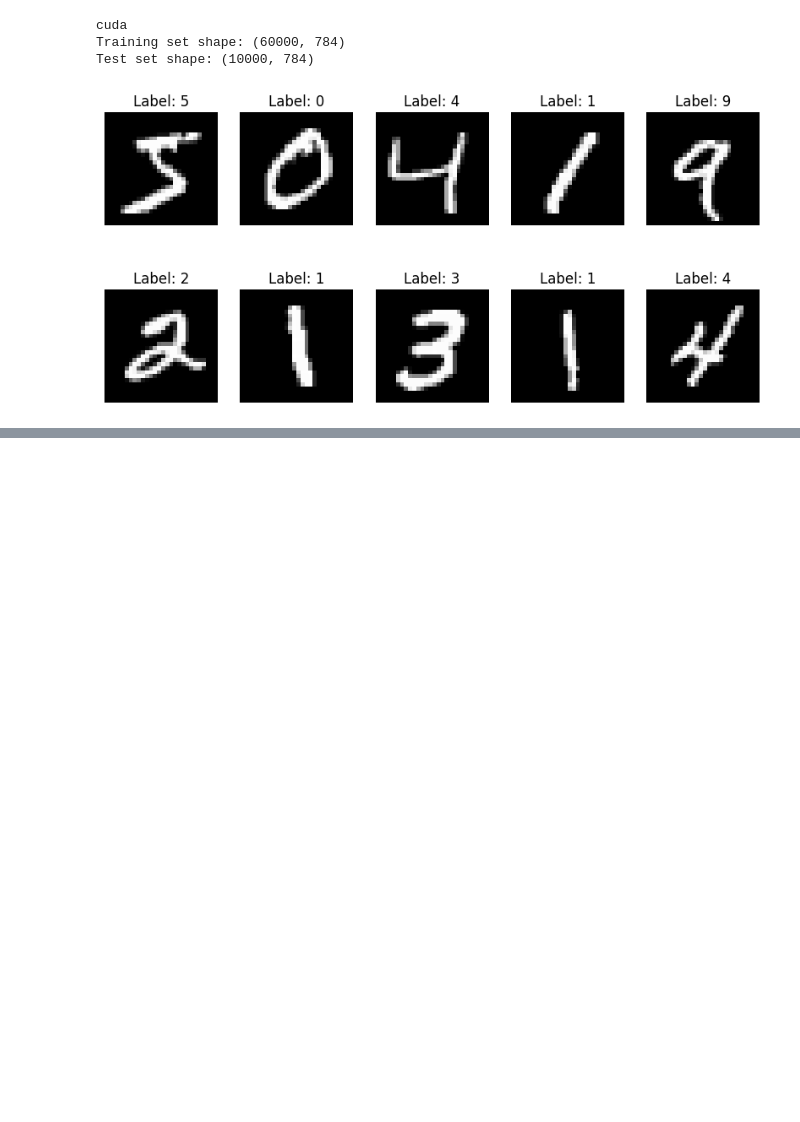
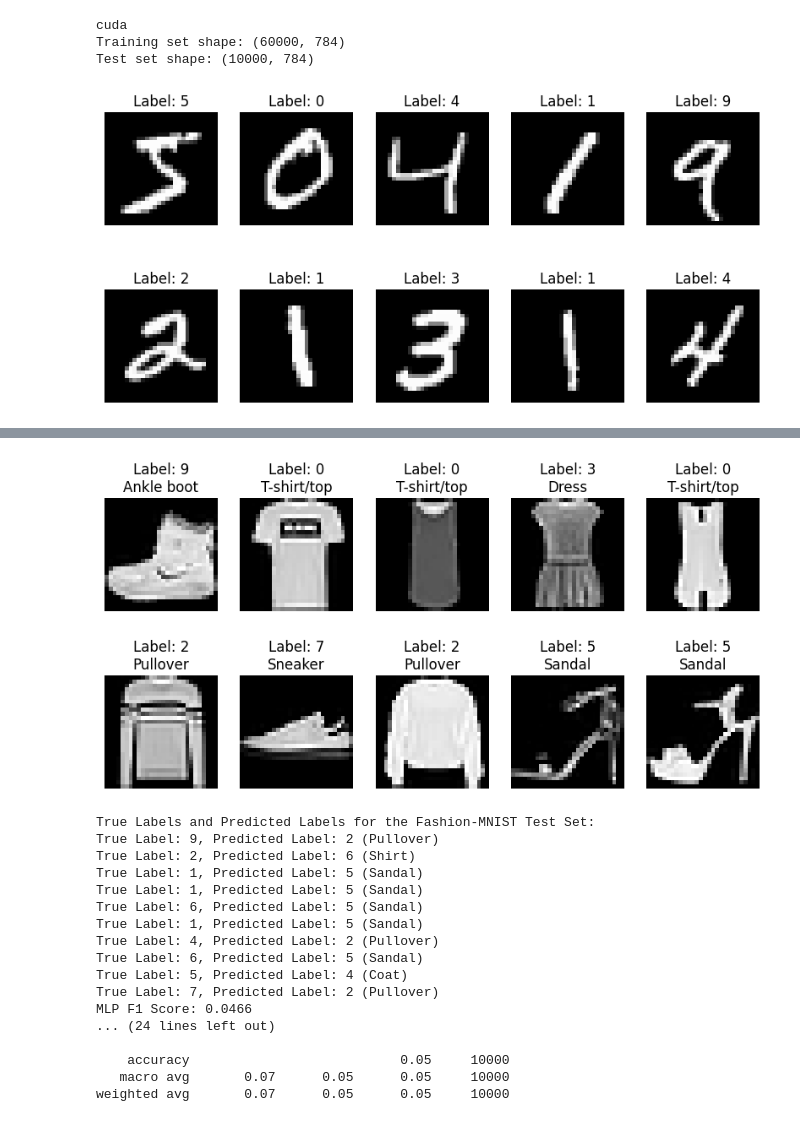
Before and after one commit to Darpana-iitgn/ml_assignment_3, a Jupyter notebook: question3.ipynb, the cells around one changed output, grey strips where cells are left out. Drawn from its saved outputs; the diff is of its cells as text; code cells hidden in the pictures; blank space fills up the shorter version.

```diff
--- a/question3.ipynb
+++ b/question3.ipynb
@@ -219 +216,65 @@ plt.show()
+# %%
+(fashion_x_train, fashion_y_train), (fashion_x_test, fashion_y_test) = tf.keras.datasets.fashion_mnist.load_data()
+
+fashion_labels = ["T-shirt/top", "Trouser", "Pullover", "Dress", "Coat",
+                  "Sandal", "Shirt", "Sneaker", "Bag", "Ankle boot"]
+
+plt.figure(figsize=(10, 5))
+for i in range(10):
+    plt.subplot(2, 5, i+1)
+    plt.imshow(fashion_x_train[i], cmap='gray')
+    numeric_label = fashion_y_train[i]
+    human_readable_label = fashion_labels[numeric_label]
+    plt.title(f"Label: {numeric_label}\n{human_readable_label}")
+    plt.axis('off')
+plt.show()
+
+fashion_x_train = fashion_x_train.astype('float32') / 255.0
+fashion_x_test = fashion_x_test.astype('float32') / 255.0
+
+fashion_x_train_flat = fashion_x_train.reshape(-1, 28 * 28)
+fashion_x_test_flat = fashion_x_test.reshape(-1, 28 * 28)
+
+fashion_X_test_t = torch.tensor(fashion_x_test_flat).to(device)
+fashion_Y_test_t = torch.tensor(fashion_y_test).to(device)
+
+model.eval()
+with torch.no_grad():
+    y_test_pred = model(fashion_X_test_t)
+    y_test_pred_classes = torch.argmax(y_test_pred, dim=1)
+
+f1_mlp = f1_score(fashion_Y_test_t.cpu(), y_test_pred_classes.cpu(), average='macro')
+conf_matrix_mlp = confusion_matrix(fashion_Y_test_t.cpu(), y_test_pred_classes.cpu())
+
+print("True Labels and Predicted Labels for the Fashion-MNIST Test Set:")
+for i in range(10):
+    true_label = fashion_y_test[i]
+    predicted_label = y_test_pred_classes[i].item()
+    print(f"True Label: {true_label}, Predicted Label: {predicted_label} ({fashion_labels[predicted_label]})")
+
+
+print(f"MLP F1 Score: {f1_mlp:.4f}")
+print("MLP Confusion Matrix:")
+print(conf_matrix_mlp)
+print("MLP Classification Report:")
+print(classification_report(fashion_Y_test_t.cpu(), y_test_pred_classes.cpu(), target_names=[str(i) for i in range(10)]))
+# %% [output]
+[figure, added]
+True Labels and Predicted Labels for the Fashion-MNIST Test Set:
+True Label: 9, Predicted Label: 2 (Pullover)
+True Label: 2, Predicted Label: 6 (Shirt)
+True Label: 1, Predicted Label: 5 (Sandal)
+True Label: 1, Predicted Label: 5 (Sandal)
+True Label: 6, Predicted Label: 5 (Sandal)
+True Label: 1, Predicted Label: 5 (Sandal)
+True Label: 4, Predicted Label: 2 (Pullover)
+True Label: 6, Predicted Label: 5 (Sandal)
+True Label: 5, Predicted Label: 4 (Coat)
+True Label: 7, Predicted Label: 2 (Pullover)
+MLP F1 Score: 0.0466
+... (24 lines left out)
+
+    accuracy                           0.05     10000
+   macro avg       0.07      0.05      0.05     10000
+weighted avg       0.07      0.05      0.05     10000
 # %%
```
Also changed, not shown: parts of 11 cells of this notebook.
